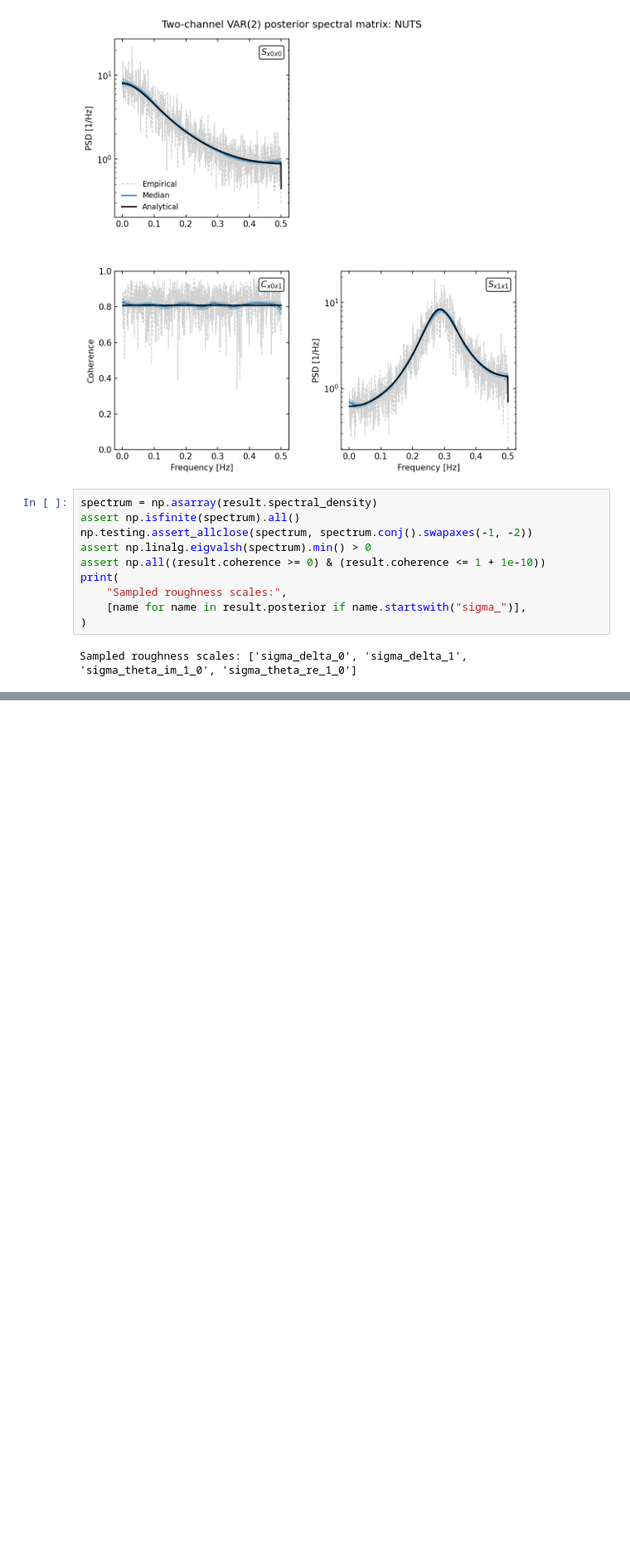
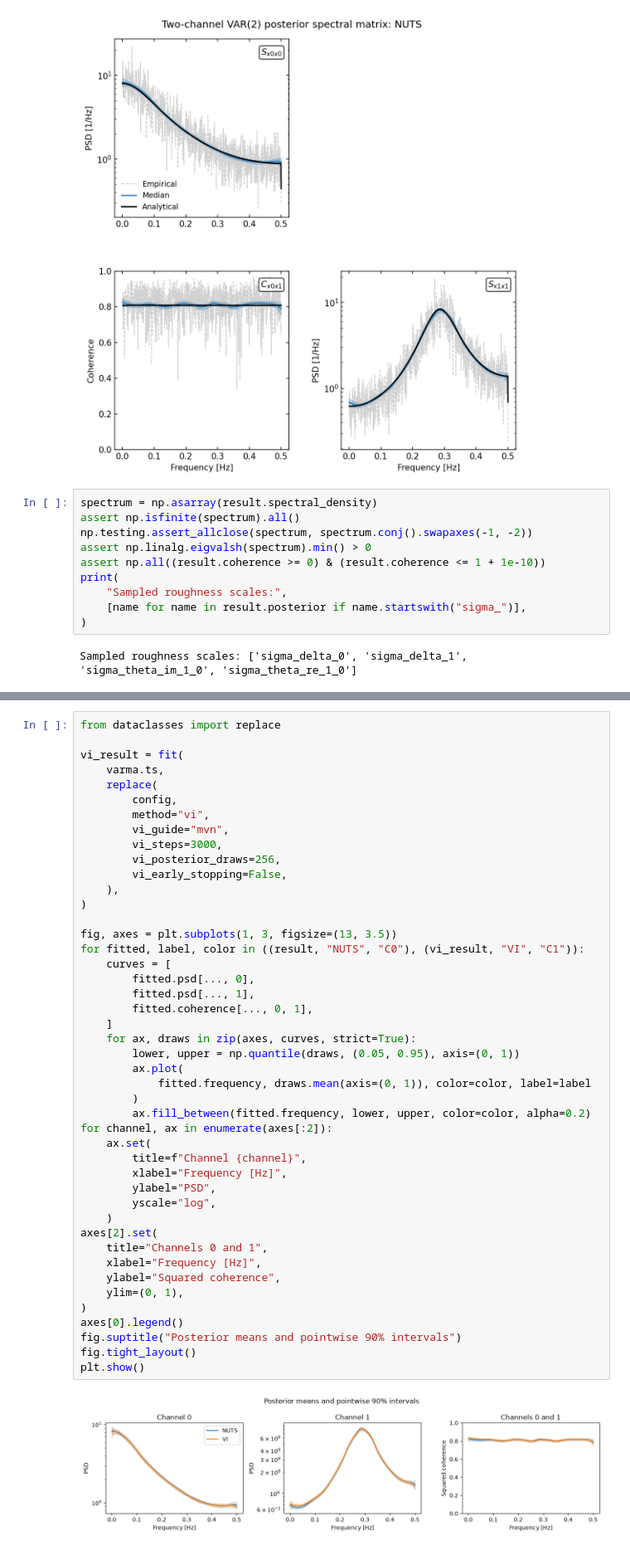
Before and after one commit to nz-gravity/LogPSplinePSD, a Jupyter notebook: docs/examples/multivariate-example.ipynb, the cells around one changed output, grey strips where cells are left out. Shown at 83% size. Cells and saved outputs as stored; diff of their text form; blank space fills up the shorter version.

```diff
--- a/docs/examples/multivariate-example.ipynb
+++ b/docs/examples/multivariate-example.ipynb
@@ -511,0 +518,47 @@ Sampled roughness scales: ['sigma_delta_0', 'sigma_delta_1', 'sigma_theta_im_1_0
+# %%
+from dataclasses import replace
+
+vi_result = fit(
+    varma.ts,
+    replace(
+        config,
+        method="vi",
+        vi_guide="mvn",
+        vi_steps=3000,
+        vi_posterior_draws=256,
+        vi_early_stopping=False,
+    ),
+)
+
+fig, axes = plt.subplots(1, 3, figsize=(13, 3.5))
+for fitted, label, color in ((result, "NUTS", "C0"), (vi_result, "VI", "C1")):
+    curves = [
+        fitted.psd[..., 0],
+        fitted.psd[..., 1],
+        fitted.coherence[..., 0, 1],
+    ]
+    for ax, draws in zip(axes, curves, strict=True):
+        lower, upper = np.quantile(draws, (0.05, 0.95), axis=(0, 1))
+        ax.plot(
+            fitted.frequency, draws.mean(axis=(0, 1)), color=color, label=label
+        )
+        ax.fill_between(fitted.frequency, lower, upper, color=color, alpha=0.2)
+for channel, ax in enumerate(axes[:2]):
+    ax.set(
+        title=f"Channel {channel}",
+        xlabel="Frequency [Hz]",
+        ylabel="PSD",
+        yscale="log",
+    )
+axes[2].set(
+    title="Channels 0 and 1",
+    xlabel="Frequency [Hz]",
+    ylabel="Squared coherence",
+    ylim=(0, 1),
+)
+axes[0].legend()
+fig.suptitle("Posterior means and pointwise 90% intervals")
+fig.tight_layout()
+plt.show()
+# %% [output]
+[figure, added]
```
Also changed, not shown: parts of 1 cell of this notebook, 13 other files.
